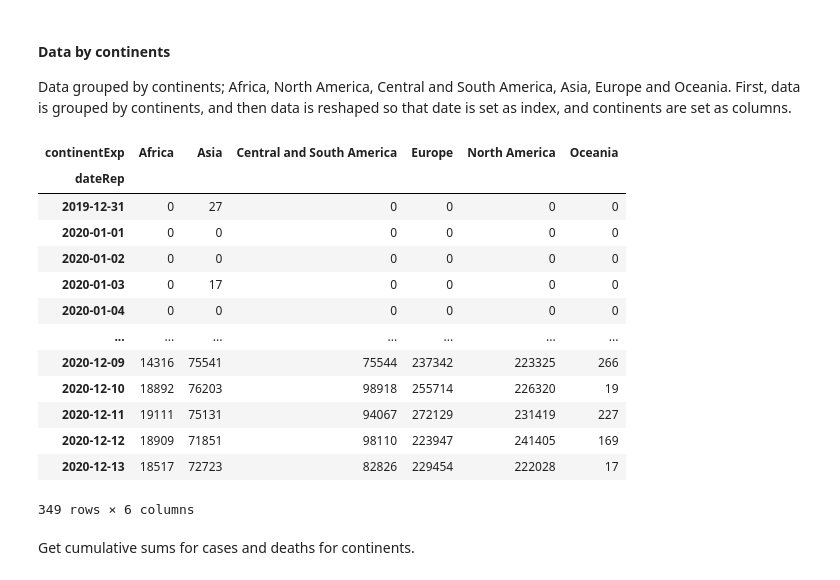
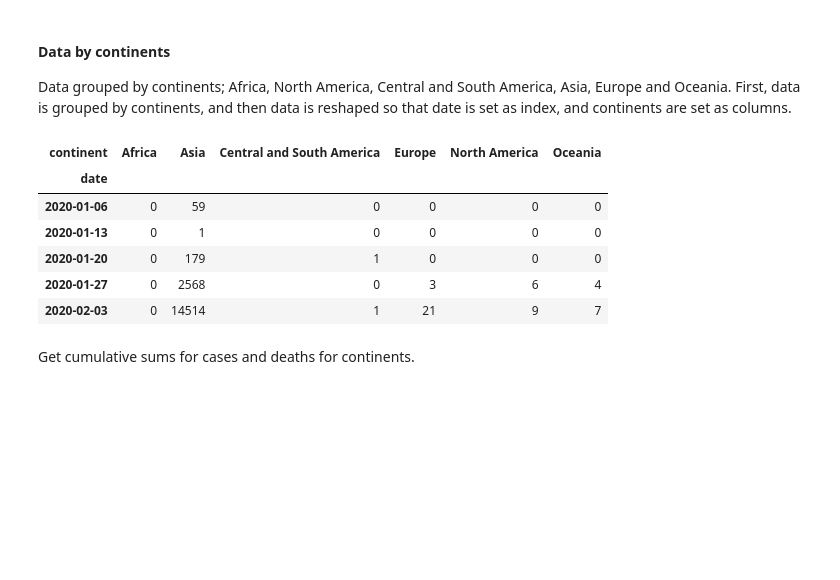
Before and after one commit to MariaanaT/COVID-19-Dashboard, a Jupyter notebook: COVID-19 study ECDC-Global.ipynb, the cells around one changed output. Saved outputs shown, nothing was run; the diff lists cells and outputs as text; code cells hidden in the pictures; blank space fills up the shorter version.

```diff
--- a/COVID-19 study ECDC-Global.ipynb
+++ b/COVID-19 study ECDC-Global.ipynb
@@ -56,0 +54,3 @@ df['dateRep'] = pd.to_datetime(df['year'].astype(str) +'-'+ df['month'].astype(s
+# %%
+df['date'] = pd.to_datetime(df['dateRep'], format="%d/%m/%Y")
+df.head()
@@ -57,3 +68,8 @@ df['dateRep'] = pd.to_datetime(df['year'].astype(str) +'-'+ df['month'].astype(s
+# %%
+df.rename(columns={'countriesAndTerritories' : 'country',
+                   'continentExp' : 'continent',
+                   'countryterritoryCode' : 'countryCode'},
+          inplace=True)
 # %% [markdown]
 #### Clean country and territory names
 
@@ -62,10 +78,10 @@ Also, removing cases on an international conveyance in Japan from the dataset, a
 
 Finally, as in the original dataset North, South and Central America are all under the same continent America, set Canada and United States of America to be in North America so that these can be separated.
 # %%
-df['countriesAndTerritories'] = df['countriesAndTerritories'].str.replace('_',' ')
-df = df[df.countriesAndTerritories != 'Cases on an international conveyance Japan']
-df.loc[(df['countriesAndTerritories'] == 'Canada'), 'continentExp'] = 'North America'
-df.loc[(df['countriesAndTerritories'] == 'United States of America'), 'continentExp'] = 'North America'
-df.loc[(df['continentExp'] == 'America'), 'continentExp'] = 'Central and South America'
-df.sort_values('dateRep')
+df['country'] = df['country'].str.replace('_',' ')
+df = df[df.country != 'Cases on an international conveyance Japan']
+df.loc[(df['country'] == 'Canada'), 'continent'] = 'North America'
+df.loc[(df['country'] == 'United States of America'), 'continent'] = 'North America'
+df.loc[(df['continent'] == 'America'), 'continent'] = 'Central and South America'
+df.sort_values('date')
 # %% [output]
@@ -88,27 +104,24 @@ df.sort_values('dateRep')
 Data grouped by continents; Africa, North America, Central and South America, Asia, Europe and Oceania.
 First, data is grouped by continents, and then data is reshaped so that date is set as index, and continents are set as columns.
 # %%
-df_cases_continent = df.groupby(['dateRep','continentExp']).sum()
-df_deaths_continent = df.groupby(['dateRep','continentExp']).sum()
+df_cases_continent = df.groupby(['date','continent']).sum()
+df_deaths_continent = df.groupby(['date','continent']).sum()
 # %%
-df_cases_continent = df_cases_continent.reset_index().pivot(index="dateRep",columns="continentExp", values="cases")
-df_deaths_continent = df_deaths_continent.reset_index().pivot(index="dateRep", columns="continentExp", values="deaths")
-df_cases_continent
+df_cases_continent = df_cases_continent.reset_index().pivot(index="date",
+                                                            columns="continent",
+                                                            values="cases_weekly")
+df_deaths_continent = df_deaths_continent.reset_index().pivot(index="date",
+                                                              columns="continent",
+                                                              values="deaths_weekly")
+df_cases_continent.head()
 # %% [output]
-| continentExp | Africa | Asia | Central and South America | Europe | North America | Oceania |
-| dateRep |  |  |  |  |  |  |
-| 2019-12-31 | 0 | 27 | 0 | 0 | 0 | 0 |
-| 2020-01-01 | 0 | 0 | 0 | 0 | 0 | 0 |
-| 2020-01-02 | 0 | 0 | 0 | 0 | 0 | 0 |
-| 2020-01-03 | 0 | 17 | 0 | 0 | 0 | 0 |
-| 2020-01-04 | 0 | 0 | 0 | 0 | 0 | 0 |
-| ... | ... | ... | ... | ... | ... | ... |
-| 2020-12-09 | 14316 | 75541 | 75544 | 237342 | 223325 | 266 |
-| 2020-12-10 | 18892 | 76203 | 98918 | 255714 | 226320 | 19 |
-| 2020-12-11 | 19111 | 75131 | 94067 | 272129 | 231419 | 227 |
-| 2020-12-12 | 18909 | 71851 | 98110 | 223947 | 241405 | 169 |
-| 2020-12-13 | 18517 | 72723 | 82826 | 229454 | 222028 | 17 |
+| continent | Africa | Asia | Central and South America | Europe | North America | Oceania |
+| date |  |  |  |  |  |  |
+| 2020-01-06 | 0 | 59 | 0 | 0 | 0 | 0 |
+| 2020-01-13 | 0 | 1 | 0 | 0 | 0 | 0 |
+| 2020-01-20 | 0 | 179 | 1 | 0 | 0 | 0 |
+| 2020-01-27 | 0 | 2568 | 0 | 3 | 6 | 4 |
+| 2020-02-03 | 0 | 14514 | 1 | 21 | 9 | 7 |
-349 rows × 6 columns
 # %% [markdown]
 Get cumulative sums for cases and deaths for continents.
 # %%
```
Also changed, not shown: parts of 12 cells of this notebook.
